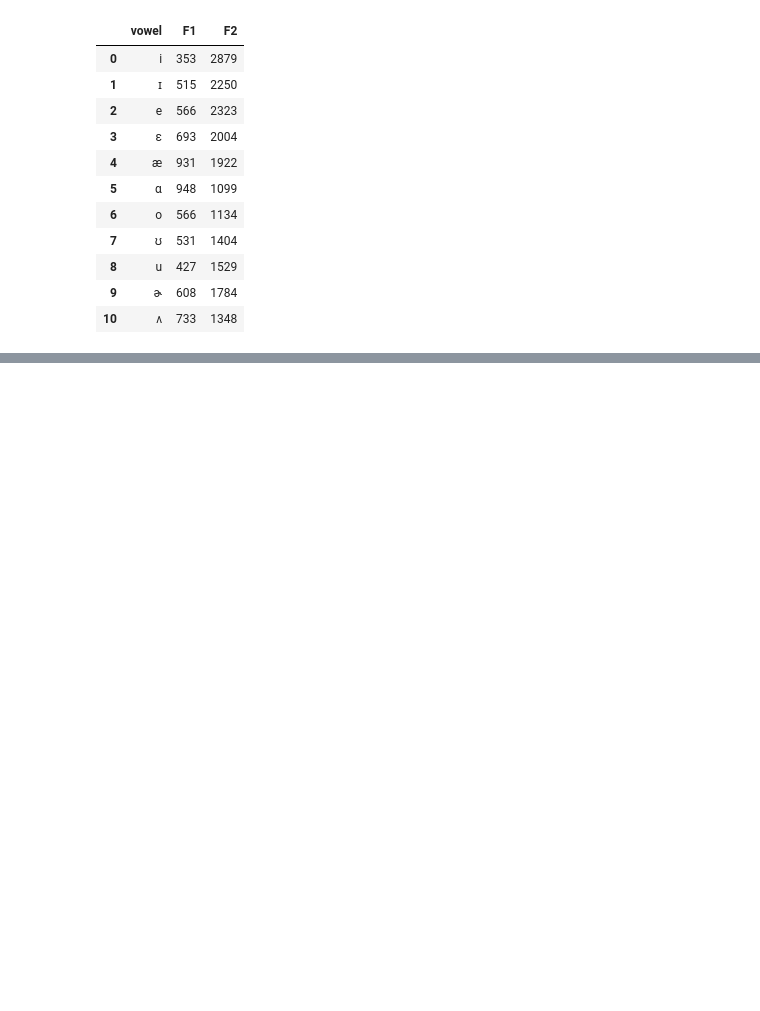
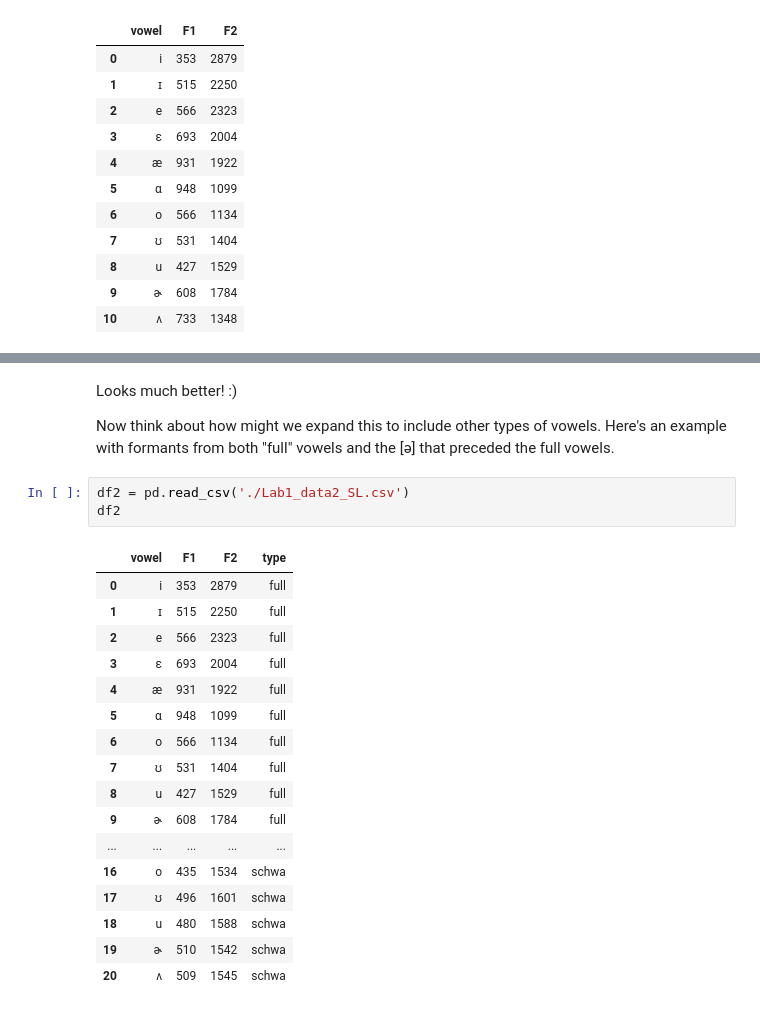
Before and after one commit to susanlinucb/210_21F, a Jupyter notebook: Lab1_vowelplot.ipynb, the cells around one changed output, grey strips where cells are left out. Cells and saved outputs as stored; diff of their text form; blank space fills up the shorter version.

```diff
--- a/Lab1_vowelplot.ipynb
+++ b/Lab1_vowelplot.ipynb
@@ -31,0 +77,25 @@ p.invert_yaxis()
+# %% [markdown]
+Looks much better! :)
+
+Now think about how might we expand this to include other types of vowels. Here's an example with formants from both "full" vowels and the [ə] that preceded the full vowels.
+# %%
+df2 = pd.read_csv('./Lab1_data2_SL.csv')
+df2
+# %% [output]
+|  | vowel | F1 | F2 | type |
+| 0 | i | 353 | 2879 | full |
+| 1 | ɪ | 515 | 2250 | full |
+| 2 | e | 566 | 2323 | full |
+| 3 | ɛ | 693 | 2004 | full |
+| 4 | æ | 931 | 1922 | full |
+| 5 | ɑ | 948 | 1099 | full |
+| 6 | o | 566 | 1134 | full |
+| 7 | ʊ | 531 | 1404 | full |
+| 8 | u | 427 | 1529 | full |
+| 9 | ɚ | 608 | 1784 | full |
+| ... | ... | ... | ... | ... |
+| 16 | o | 435 | 1534 | schwa |
+| 17 | ʊ | 496 | 1601 | schwa |
+| 18 | u | 480 | 1588 | schwa |
+| 19 | ɚ | 510 | 1542 | schwa |
+| 20 | ʌ | 509 | 1545 | schwa |
```
Also changed, not shown: parts of 10 cells of this notebook, 1 other file.
